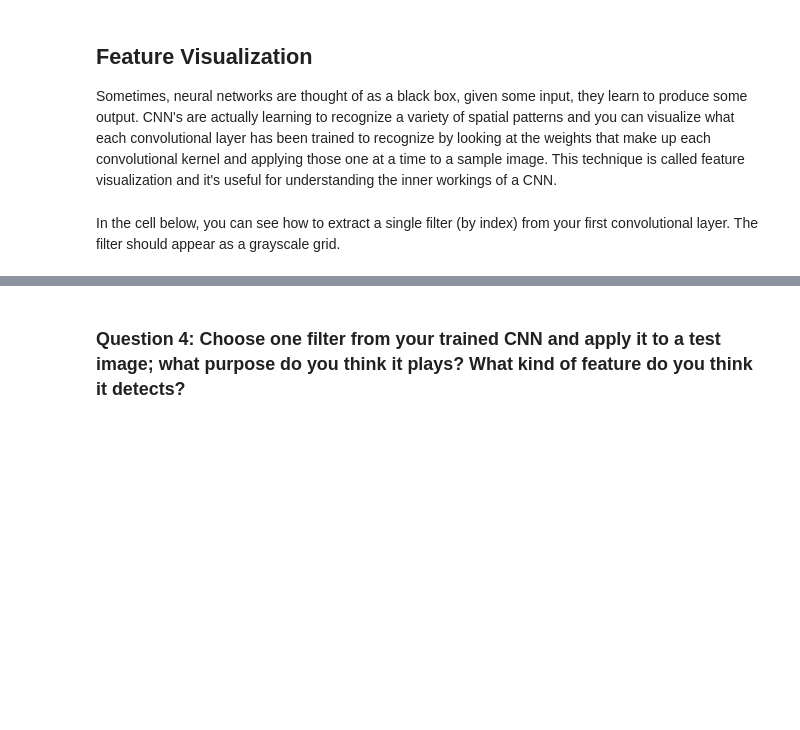
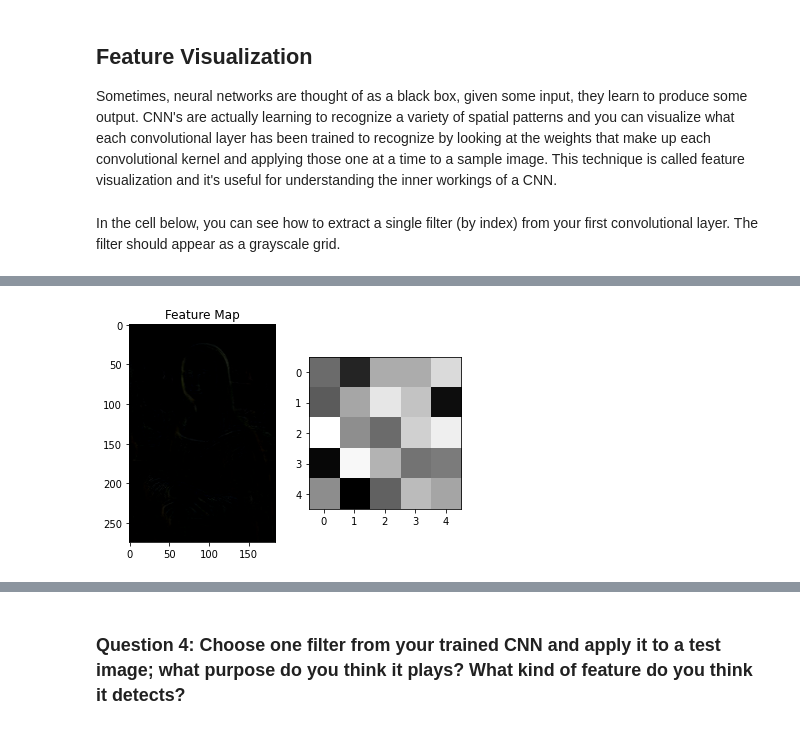
Before and after one commit to ken-power/CVND-FacialKeypointDetection, a Jupyter notebook: 2. Define the Network Architecture.ipynb, the cells around one changed output, grey strips where cells are left out. Saved outputs shown, nothing was run; the diff lists cells and outputs as text; code cells hidden in the pictures; blank space fills up the shorter version.

```diff
--- a/2. Define the Network Architecture.ipynb
+++ b/2. Define the Network Architecture.ipynb
@@ -499,0 +515,16 @@ Next, choose a test image and filter it with one of the convolutional kernels in
+# %%
+def apply_filter_to_image(img):
+    # Using cv's filter2D function,
+    # apply a specific set of filter weights (like the one displayed above) to the test image
+    filtered = cv2.filter2D(image, -1, w[filter_index][0])
+
+    fig = plt.figure()
+
+    ax = fig.add_subplot(121)
+    ax.imshow(filtered)
+    ax.set_title("Feature Map")
+
+    ax = fig.add_subplot(122)
+    ax.imshow(w[filter_index][0], cmap = 'gray')
+
+    plt.show()
@@ -499,0 +535,4 @@ Next, choose a test image and filter it with one of the convolutional kernels in
+# %%
+apply_filter_to_image(image_mona)
+# %% [output]
+[figure, added]
```
Also changed, not shown: parts of 10 cells of this notebook.
